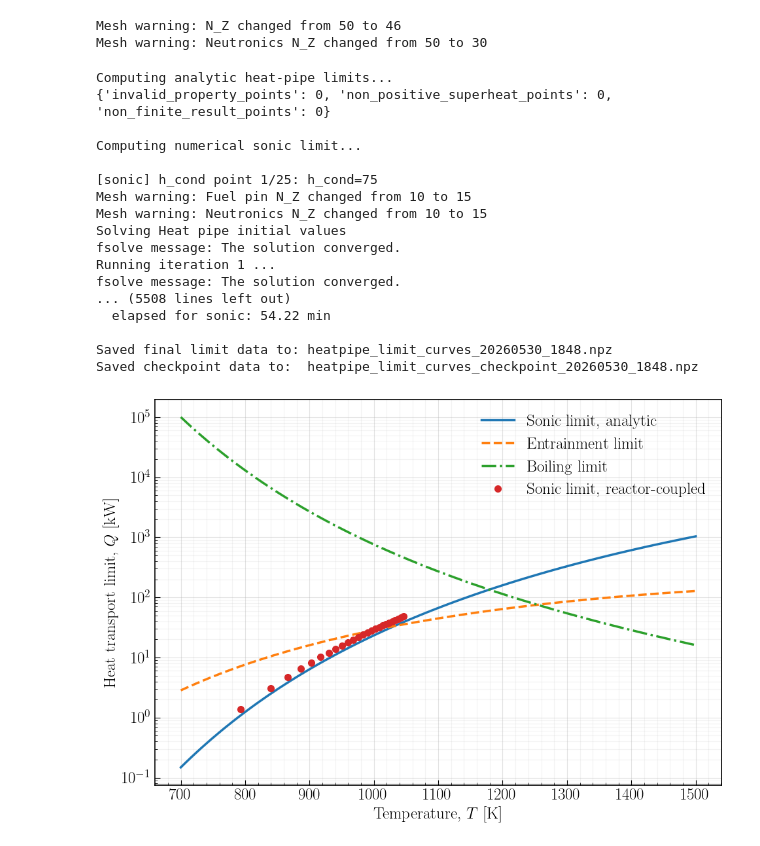
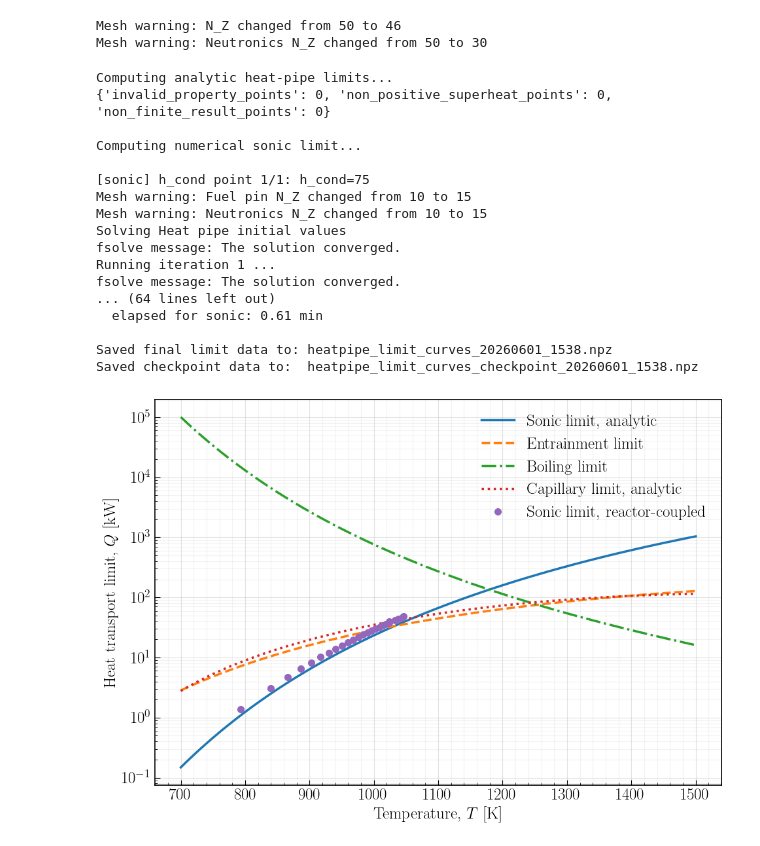
Before and after one commit to Karlandersson02/CoupledHeatPipeReactor, a Jupyter notebook: scripts/heatpipe_limits/reactor_HP_limits.ipynb, the cells around one changed output. Cells and saved outputs as stored; diff of their text form; code cells hidden in the pictures.

```diff
--- a/scripts/heatpipe_limits/reactor_HP_limits.ipynb
+++ b/scripts/heatpipe_limits/reactor_HP_limits.ipynb
@@ -1221,7 +1223,8 @@ cfg_HP, HP = build_heatpipe_config_from_data(
     h_cond=550.0,
 )
 
-h_cond_values = np.linspace(75.0, 1800.0, 25)
+h_cond_values = np.linspace(75.0, 75.0, 1)
+# h_cond_values = np.linspace(75.0, 1800.0, 25)
 # h_cond_values = np.append(h_cond_values, [30.0, 50.0])
 # h_cond_values = np.sort(h_cond_values)
 
@@ -1259,18 +1262,18 @@ Computing analytic heat-pipe limits...
 
 Computing numerical sonic limit...
 
-[sonic] h_cond point 1/25: h_cond=75
+[sonic] h_cond point 1/1: h_cond=75
 Mesh warning: Fuel pin N_Z changed from 10 to 15
 Mesh warning: Neutronics N_Z changed from 10 to 15
 Solving Heat pipe initial values
 fsolve message: The solution converged.
 Running iteration 1 ...
 fsolve message: The solution converged.
-... (5508 lines left out)
-  elapsed for sonic: 54.22 min
+... (64 lines left out)
+  elapsed for sonic: 0.61 min
 
-Saved final limit data to: heatpipe_limit_curves_20260530_1848.npz
-Saved checkpoint data to:  heatpipe_limit_curves_checkpoint_20260530_1848.npz
+Saved final limit data to: heatpipe_limit_curves_20260601_1538.npz
+Saved checkpoint data to:  heatpipe_limit_curves_checkpoint_20260601_1538.npz
 # %%
 import numpy as np
 import matplotlib.pyplot as plt
@@ -1279,7 +1282,9 @@ import matplotlib.pyplot as plt
 # ------------------------------------------------------------
 # Load data
 # ------------------------------------------------------------
-data = np.load("./heatpipe_limit_curves_20260530_1848.npz", allow_pickle=True)
+data = np.load("./heatpipe_limit_curves_20260601_1017.npz", allow_pickle=True)
+data_ana = np.load("./heatpipe_limit_curves_20260601_1538.npz", allow_pickle=True)
+
 
 
 # ------------------------------------------------------------
@@ -1303,7 +1308,7 @@ def finite_xy(x, y):
     return x[mask], y[mask]
 
 
-def maybe_plot_line(key_T, key_Q, label, *, linestyle="-", linewidth=2.5):
+def maybe_plot_line(key_T, key_Q, label, *, data=data_ana, linestyle="-", linewidth=2.5):
     """Plot a line if both keys exist."""
     if key_T in data and key_Q in data:
         T, Q = finite_xy(data[key_T], data[key_Q])
@@ -1375,34 +1380,34 @@ maybe_plot_points(
     "capillary_numeric_T",
     "capillary_numeric_Q",
     r"Capillary limit, reactor-coupled",
     marker="s",
 )
 
 
 # ------------------------------------------------------------
 # Formatting
 # ------------------------------------------------------------
 ax.set_xlabel(r"Temperature, $T$ [K]")
 ax.set_ylabel(r"Heat transport limit, $Q$ [kW]")
 
 ax.set_yscale("log")
 
 ax.grid(True, which="major", alpha=0.35)
 ax.grid(True, which="minor", alpha=0.15)
 ax.minorticks_on()
 
 ax.legend(
     frameon=False,
     loc="best",
 )
 
 fig.tight_layout()
 
 plt.savefig("./heatpipe_limit_curves.pdf", bbox_inches="tight")
 
 plt.show()
 # %% [output]
-[figure, old version]
+[figure, new version]
 # %%
 import numpy as np
 import matplotlib.pyplot as plt
```
Also changed, not shown: parts of 6 cells of this notebook, 20 other files.
